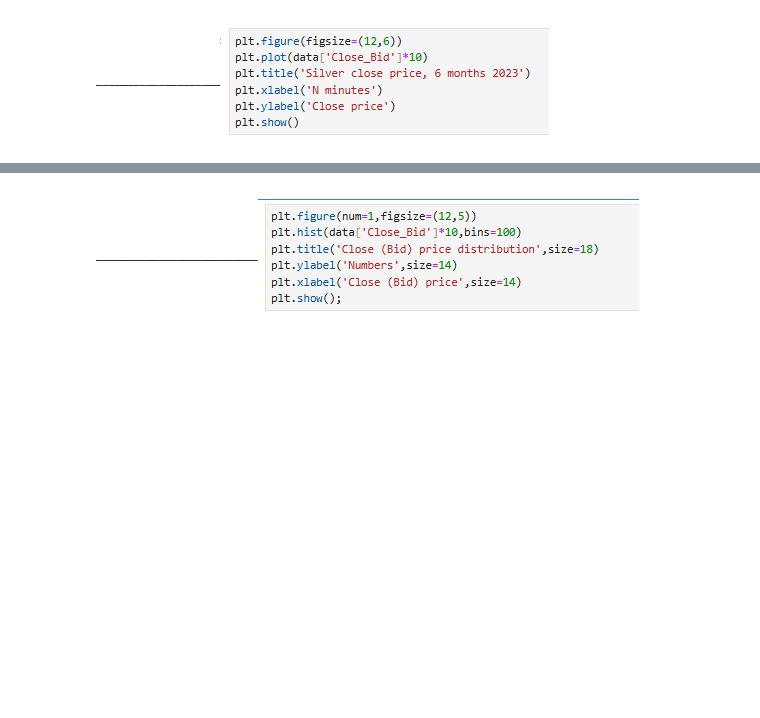
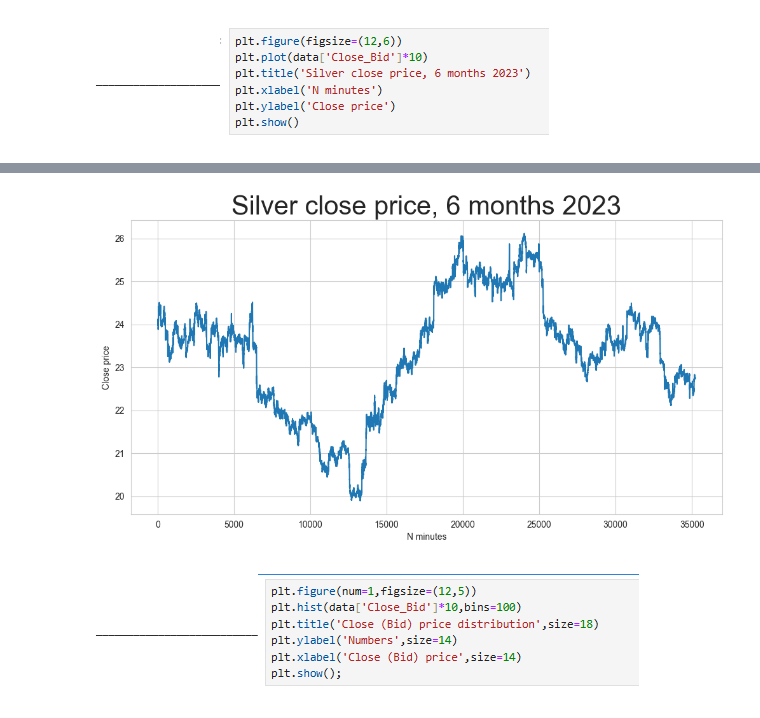
Before and after one commit to LeancuIoanCristian/NNandDL, a Jupyter notebook: Week-8-LSTM_Silver_5-min_EarlyStopping_3D-Tensor_Finance_2025_st.ipynb, the cells around one changed output, grey strips where cells are left out. Cells and saved outputs as stored; diff of their text form; code cells hidden in the pictures; blank space fills up the shorter version.

```diff
--- a/Week-8-LSTM_Silver_5-min_EarlyStopping_3D-Tensor_Finance_2025_st.ipynb
+++ b/Week-8-LSTM_Silver_5-min_EarlyStopping_3D-Tensor_Finance_2025_st.ipynb
@@ -116,0 +86,3 @@ Num GPUs Available:  1
+# %%
+data = pd.read_csv("Silver_6m_2023_normalised_NEW-10.csv", low_memory=False, sep=',')
+data.head()
@@ -180,0 +143,8 @@ memory usage: 2.5 MB
+# %%
+for column in columns_float:
+    data[column] = pd.to_numeric(data[column], downcast='float')
+
+for column in columns_integer:
+    data[column] = pd.to_numeric(data[column], downcast='integer')
+
+data.info()
@@ -206,2 +193,11 @@ ____________________![image.png](attachment:3a712fce-a669-403a-b7a6-54a65d7117c1
+# %%
+plt.figure(figsize=(12,6))
+plt.plot(data['Close_Bid']*10)
+plt.title('Silver close price, 6 months 2023')
+plt.xlabel("N minutes")
+plt.ylabel("Close price")
+plt.show()
+# %% [output]
+[figure, added]
 # %% [markdown]
 __________________________![image.png](attachment:2cc199a5-7937-48cf-a78a-7d1e800dd6b2.png)
```
Also changed, not shown: parts of 103 cells of this notebook, 3 other files.
